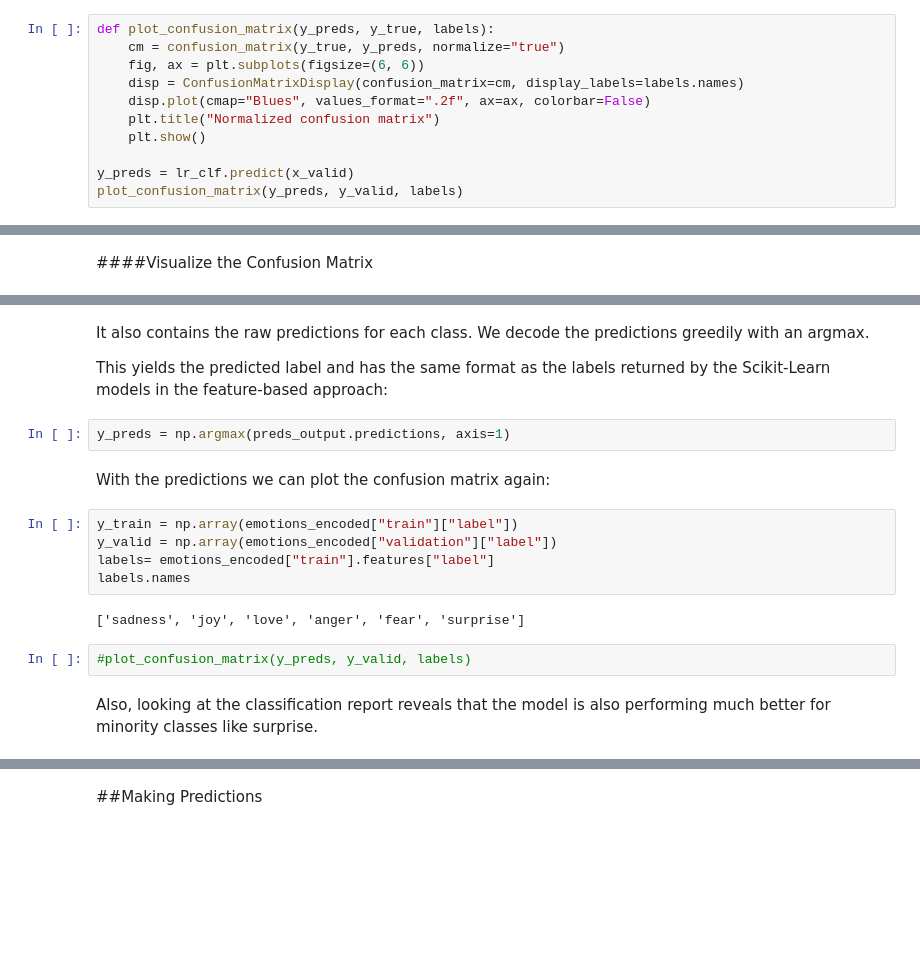
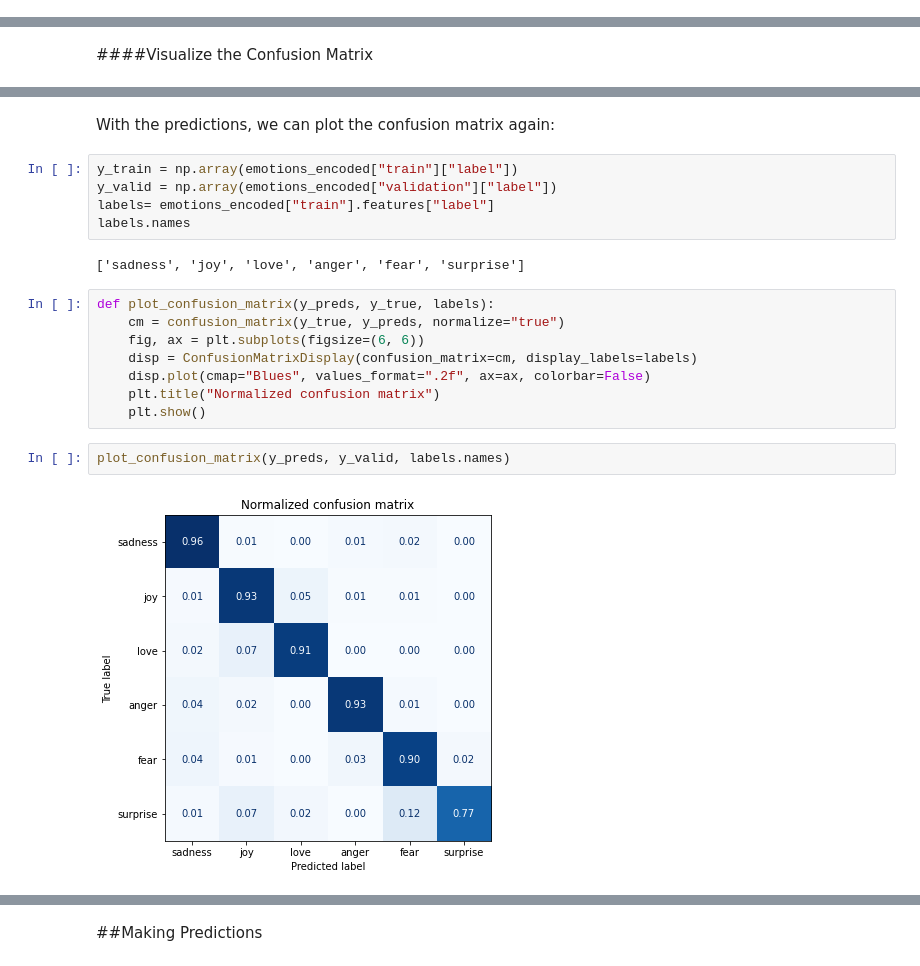
Before and after one commit to rahiakela/transformers-research-and-practice, a Jupyter notebook: natural-language-processing-with-transformers/02-text-classification/02_text_classification_using_fine_tuning.ipynb, the cells around one changed output, grey strips where cells are left out. Cells and saved outputs as stored; diff of their text form; blank space fills up the shorter version.

```diff
--- a/natural-language-processing-with-transformers/02-text-classification/02_text_classification_using_fine_tuning.ipynb
+++ b/natural-language-processing-with-transformers/02-text-classification/02_text_classification_using_fine_tuning.ipynb
@@ -824,11 +577,0 @@ We can further investigate the performance of the model by looking at the confus
-# %%
-def plot_confusion_matrix(y_preds, y_true, labels):
-    cm = confusion_matrix(y_true, y_preds, normalize="true")
-    fig, ax = plt.subplots(figsize=(6, 6))
-    disp = ConfusionMatrixDisplay(confusion_matrix=cm, display_labels=labels.names)
-    disp.plot(cmap="Blues", values_format=".2f", ax=ax, colorbar=False)
-    plt.title("Normalized confusion matrix")
-    plt.show()
-
-y_preds = lr_clf.predict(x_valid)
-plot_confusion_matrix(y_preds, y_valid, labels)
@@ -1081,13 +751,5 @@ preds_output.metrics
-# %% [markdown]
-It also contains the raw predictions for each class. We decode the predictions greedily with an
-argmax.
-
-This yields the predicted label and has the same format as the labels returned by the
-Scikit-Learn models in the feature-based approach:
-# %%
-y_preds = np.argmax(preds_output.predictions, axis=1)
 # %% [markdown]
-With the predictions we can plot the confusion matrix again:
+With the predictions, we can plot the confusion matrix again:
 # %%
 y_train = np.array(emotions_encoded["train"]["label"])
 y_valid = np.array(emotions_encoded["validation"]["label"])
@@ -1095,8 +757,15 @@ labels= emotions_encoded["train"].features["label"]
 labels.names
 # %% [output]
 ['sadness', 'joy', 'love', 'anger', 'fear', 'surprise']
+# %%
+def plot_confusion_matrix(y_preds, y_true, labels):
+    cm = confusion_matrix(y_true, y_preds, normalize="true")
+    fig, ax = plt.subplots(figsize=(6, 6))
+    disp = ConfusionMatrixDisplay(confusion_matrix=cm, display_labels=labels)
+    disp.plot(cmap="Blues", values_format=".2f", ax=ax, colorbar=False)
+    plt.title("Normalized confusion matrix")
+    plt.show()
 # %%
-#plot_confusion_matrix(y_preds, y_valid, labels)
+plot_confusion_matrix(y_preds, y_valid, labels.names)
+# %% [output]
+[figure, added]
-# %% [markdown]
-Also, looking at the classification report reveals that the model is also performing much better
-for minority classes like surprise.
```
Also changed, not shown: parts of 76 cells of this notebook.
